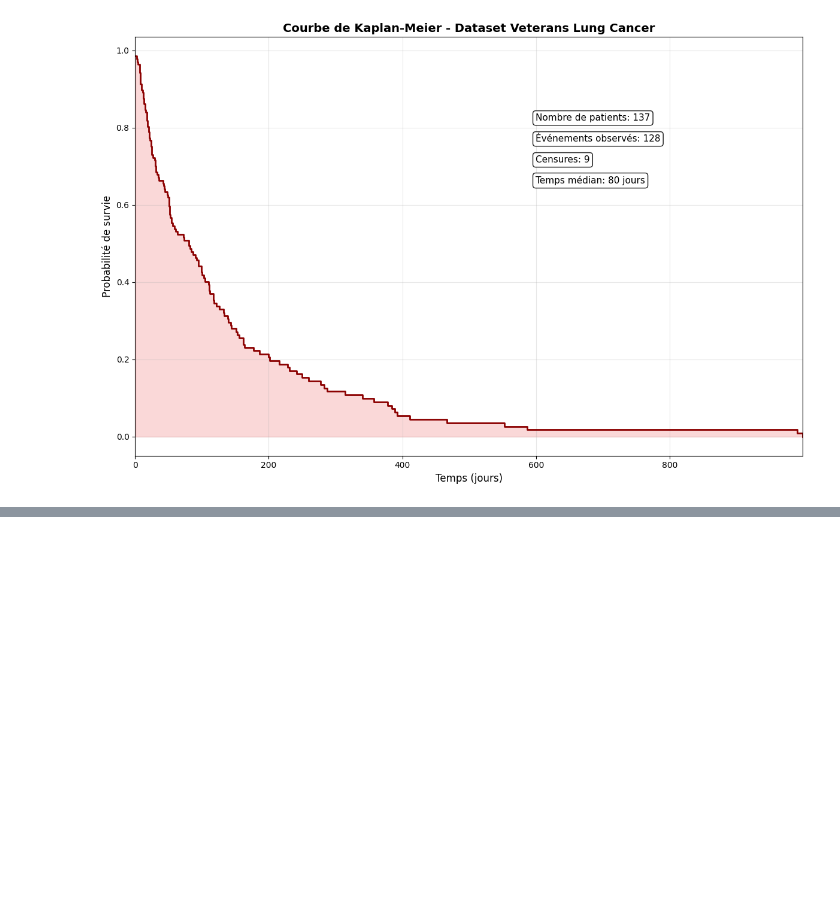
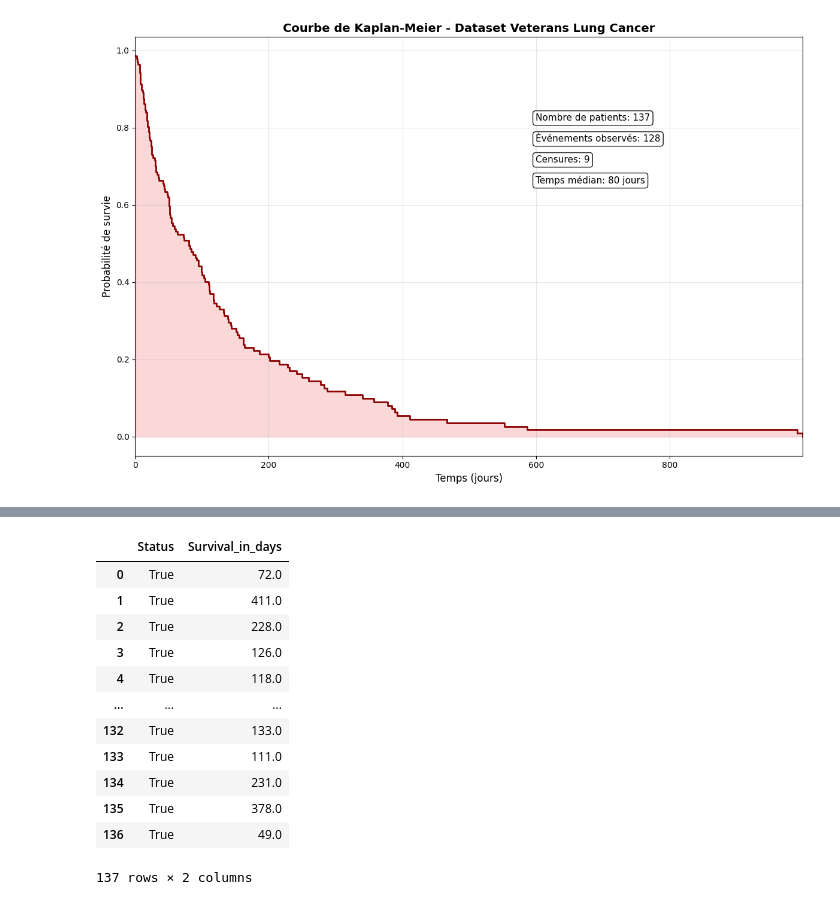
Before and after one commit to thomaspogu/Survival-analysis---Projet-ORRA, a Jupyter notebook: k_m_estimator_skicit.ipynb, the cells around one changed output, grey strips where cells are left out. Drawn from its saved outputs; the diff is of its cells as text; code cells hidden in the pictures; blank space fills up the shorter version.

```diff
--- a/k_m_estimator_skicit.ipynb
+++ b/k_m_estimator_skicit.ipynb
@@ -89,0 +113,16 @@ plt.show()
+# %%
+y_df
+# %% [output]
+|  | Status | Survival_in_days |
+| 0 | True | 72.0 |
+| 1 | True | 411.0 |
+| 2 | True | 228.0 |
+| 3 | True | 126.0 |
+| 4 | True | 118.0 |
+| ... | ... | ... |
+| 132 | True | 133.0 |
+| 133 | True | 111.0 |
+| 134 | True | 231.0 |
+| 135 | True | 378.0 |
+| 136 | True | 49.0 |
+137 rows × 2 columns
```
Also changed, not shown: parts of 6 cells of this notebook.
